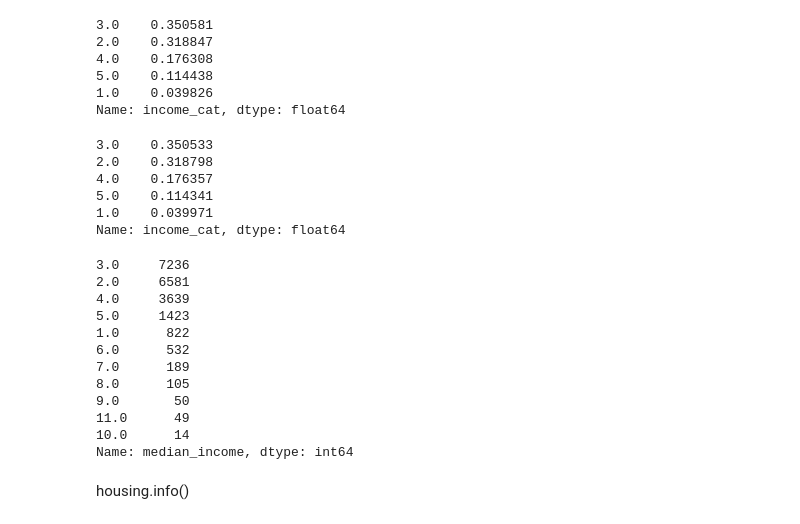
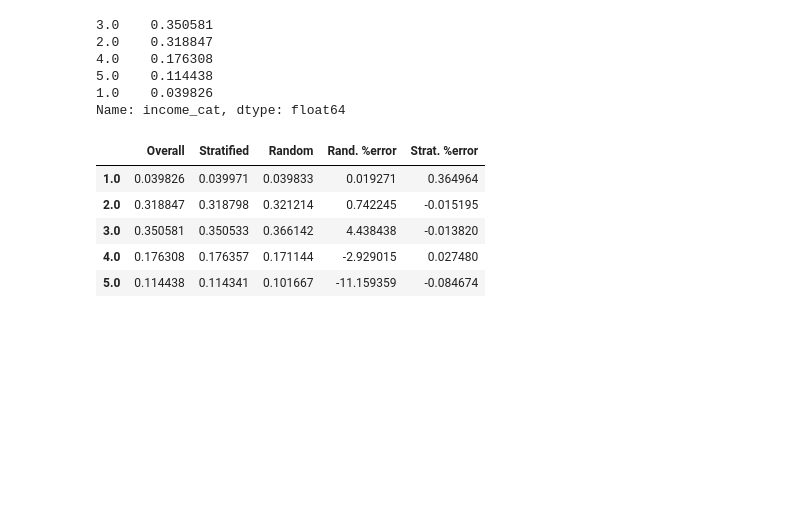
Before and after one commit to lingy-qd/handson-ml2, a Jupyter notebook: homework1.ipynb, the cells around one changed output. Cells and saved outputs as stored; diff of their text form; code cells hidden in the pictures; blank space fills up the shorter version.

```diff
--- a/homework1.ipynb
+++ b/homework1.ipynb
@@ -205,36 +246,27 @@ housing["income_cat"].value_counts() / housing.shape[0]
 5.0    0.114438
 1.0    0.039826
 Name: income_cat, dtype: float64
-# %%
-from sklearn.model_selection import StratifiedShuffleSplit
-
-split = StratifiedShuffleSplit(n_splits=1, test_size=0.2, random_state=42)
-for train_index, test_index in split.split(housing, housing["income_cat"]):
-    strat_train_set = housing.loc[train_index]
-    strat_test_set = housing.loc[test_index]
-# %%
-strat_test_set["income_cat"].value_counts() / len(strat_test_set)
-# %% [output]
-3.0    0.350533
-2.0    0.318798
-4.0    0.176357
-5.0    0.114341
-1.0    0.039971
-Name: income_cat, dtype: float64
-# %%
-np.ceil(housing["median_income"]/1.5).value_counts()
-# %% [output]
-3.0     7236
-2.0     6581
-4.0     3639
-5.0     1423
-1.0      822
-6.0      532
-7.0      189
-8.0      105
-9.0       50
-11.0      49
-10.0      14
-Name: median_income, dtype: int64
-# %% [markdown]
-housing.info()
+# %%
+def income_cat_proportions(data):
+    return data["income_cat"].value_counts() / len(data)
+
+housing = housing.reset_index() # 加入列index
+housing["index"] = housing["longitude"] * 1000 + housing["latitude"] # 用房子的经纬度拼接当id
+train_set, test_set = split_train_test_by_id(housing, test_ratio=0.2, id_column="index")
+
+compare_props = pd.DataFrame({
+    "Overall": income_cat_proportions(housing),
+    "Stratified": income_cat_proportions(strat_test_set),
+    "Random": income_cat_proportions(test_set),
+}).sort_index()
+compare_props["Rand. %error"] = 100 * compare_props["Random"] / compare_props["Overall"] - 100
+compare_props["Strat. %error"] = 100 * compare_props["Stratified"] / compare_props["Overall"] - 100
+# %%
+compare_props
+# %% [output]
+|  | Overall | Stratified | Random | Rand. %error | Strat. %error |
+| 1.0 | 0.039826 | 0.039971 | 0.039833 | 0.019271 | 0.364964 |
+| 2.0 | 0.318847 | 0.318798 | 0.321214 | 0.742245 | -0.015195 |
+| 3.0 | 0.350581 | 0.350533 | 0.366142 | 4.438438 | -0.013820 |
+| 4.0 | 0.176308 | 0.176357 | 0.171144 | -2.929015 | 0.027480 |
+| 5.0 | 0.114438 | 0.114341 | 0.101667 | -11.159359 | -0.084674 |
```
Also changed, not shown: parts of 13 cells of this notebook.
